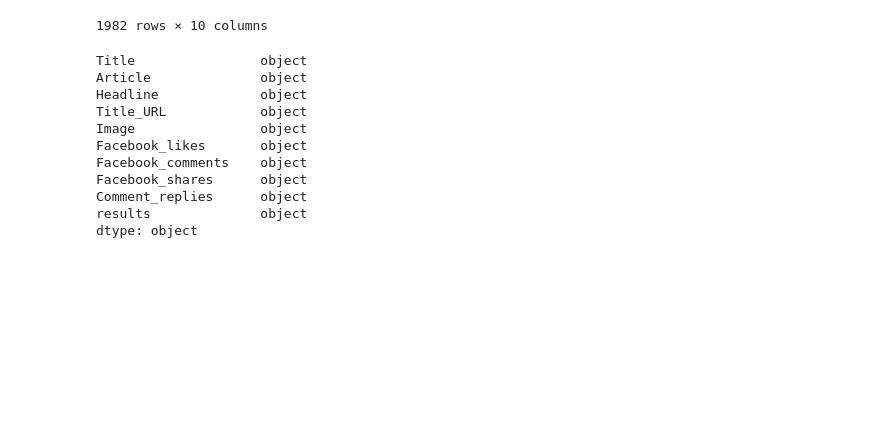
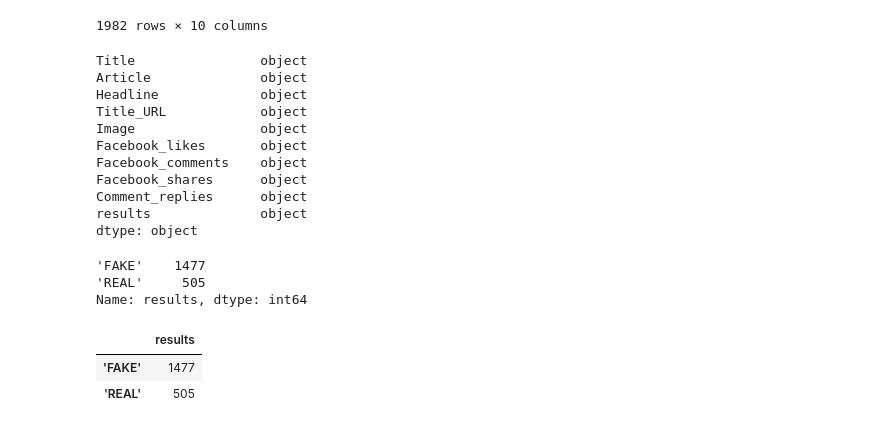
Before and after one commit to aliciasply/Final-Project, a Jupyter notebook: Code/Final-Visualization-Data-Cleaning-Alicia .ipynb, the cells around one changed output. Cells and saved outputs as stored; diff of their text form; code cells hidden in the pictures; blank space fills up the shorter version.

```diff
--- a/Code/Final-Visualization-Data-Cleaning-Alicia .ipynb
+++ b/Code/Final-Visualization-Data-Cleaning-Alicia .ipynb
@@ -126 +131,17 @@ final_cleaned_data = all_news_df.to_csv("final_cleaned_data")
 final_cleaned_data
+# %%
+# Checking how many real/fake news from the 1982 row of data
+check_count = all_news_df["results"].value_counts()
+check_count
+# %% [output]
+'FAKE'    1477
+'REAL'     505
+Name: results, dtype: int64
+# %%
+# Make a new dataframe for plotting
+check_count = pd.DataFrame(check_count)
+check_count
+# %% [output]
+|  | results |
+| 'FAKE' | 1477 |
+| 'REAL' | 505 |
```
Also changed, not shown: parts of 7 cells of this notebook, 6 other files.
